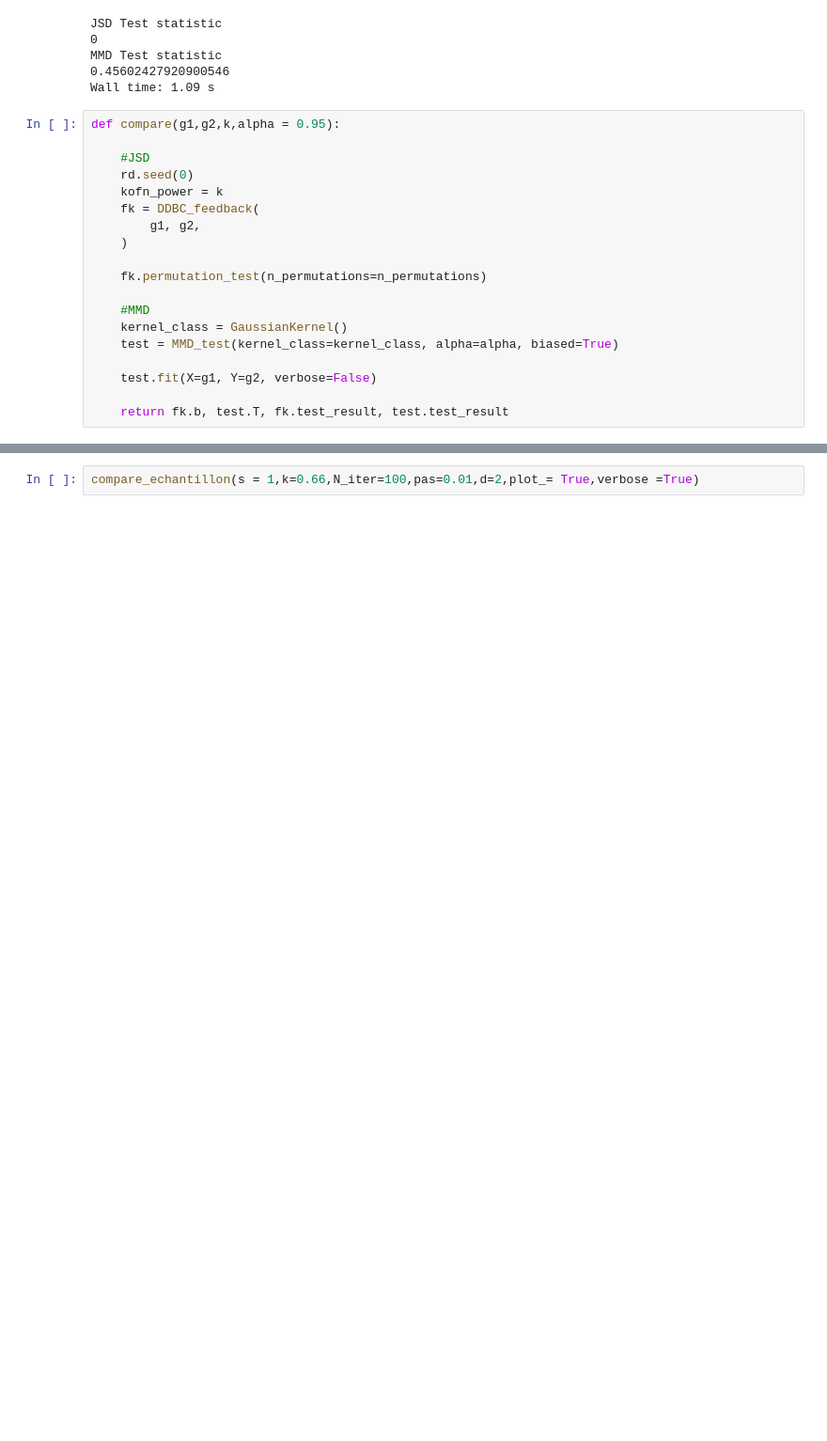
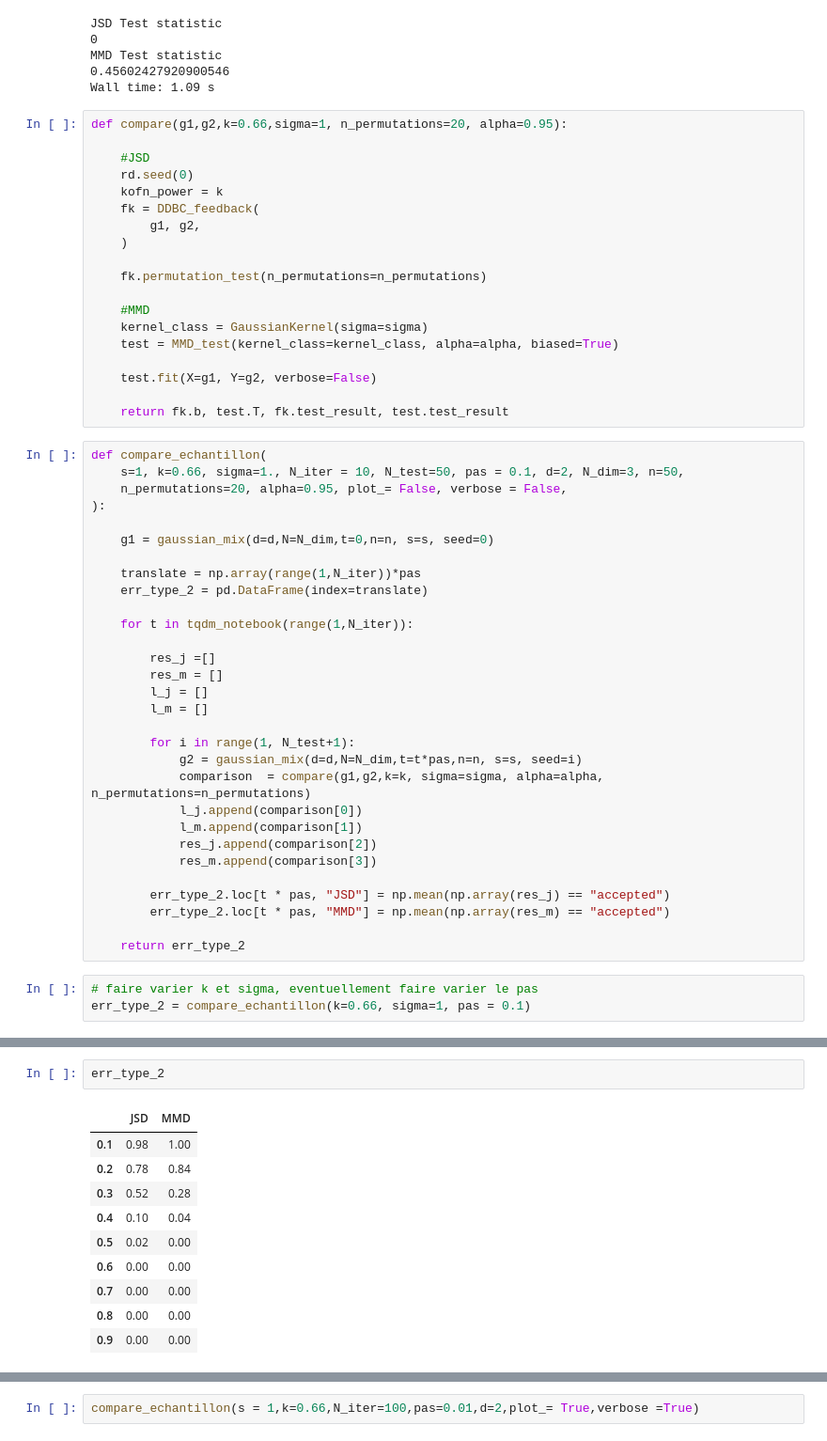
Before and after one commit to mariondechallens/GMDA, a Jupyter notebook: Results.ipynb, the cells around one changed output, grey strips where cells are left out. Shown at 94% size. Saved outputs shown, nothing was run; the diff lists cells and outputs as text; blank space fills up the shorter version.

```diff
--- a/Results.ipynb
+++ b/Results.ipynb
@@ -506,7 +506,7 @@ MMD Test statistic
 0.45602427920900546
 Wall time: 1.09 s
 # %%
-def compare(g1,g2,k,alpha = 0.95):
+def compare(g1,g2,k=0.66,sigma=1, n_permutations=20, alpha=0.95):
 
     #JSD
     rd.seed(0)
@@ -518,9 +518,42 @@ def compare(g1,g2,k,alpha = 0.95):
     fk.permutation_test(n_permutations=n_permutations)
 
     #MMD
-    kernel_class = GaussianKernel()
+    kernel_class = GaussianKernel(sigma=sigma)
     test = MMD_test(kernel_class=kernel_class, alpha=alpha, biased=True)
 
     test.fit(X=g1, Y=g2, verbose=False)
 
     return fk.b, test.T, fk.test_result, test.test_result
+# %%
+def compare_echantillon(
+    s=1, k=0.66, sigma=1., N_iter = 10, N_test=50, pas = 0.1, d=2, N_dim=3, n=50,
+    n_permutations=20, alpha=0.95, plot_= False, verbose = False,
+):
+
+    g1 = gaussian_mix(d=d,N=N_dim,t=0,n=n, s=s, seed=0)
+
+    translate = np.array(range(1,N_iter))*pas
+    err_type_2 = pd.DataFrame(index=translate)
+
+    for t in tqdm_notebook(range(1,N_iter)):
+
+        res_j =[]
+        res_m = []
+        l_j = []
+        l_m = []
+
+        for i in range(1, N_test+1):
+            g2 = gaussian_mix(d=d,N=N_dim,t=t*pas,n=n, s=s, seed=i)
+            comparison  = compare(g1,g2,k=k, sigma=sigma, alpha=alpha, n_permutations=n_permutations)
+            l_j.append(comparison[0])
+            l_m.append(comparison[1])
+            res_j.append(comparison[2])
+            res_m.append(comparison[3])
+
+        err_type_2.loc[t * pas, "JSD"] = np.mean(np.array(res_j) == "accepted")
+        err_type_2.loc[t * pas, "MMD"] = np.mean(np.array(res_m) == "accepted")
+
+    return err_type_2
+# %%
+# faire varier k et sigma, eventuellement faire varier le pas
+err_type_2 = compare_echantillon(k=0.66, sigma=1, pas = 0.1)
@@ -527 +562,14 @@ def compare(g1,g2,k,alpha = 0.95):
+# %%
+err_type_2
+# %% [output]
+|  | JSD | MMD |
+| 0.1 | 0.98 | 1.00 |
+| 0.2 | 0.78 | 0.84 |
+| 0.3 | 0.52 | 0.28 |
+| 0.4 | 0.10 | 0.04 |
+| 0.5 | 0.02 | 0.00 |
+| 0.6 | 0.00 | 0.00 |
+| 0.7 | 0.00 | 0.00 |
+| 0.8 | 0.00 | 0.00 |
+| 0.9 | 0.00 | 0.00 |
 # %%
```
Also changed, not shown: parts of 2 cells of this notebook.
